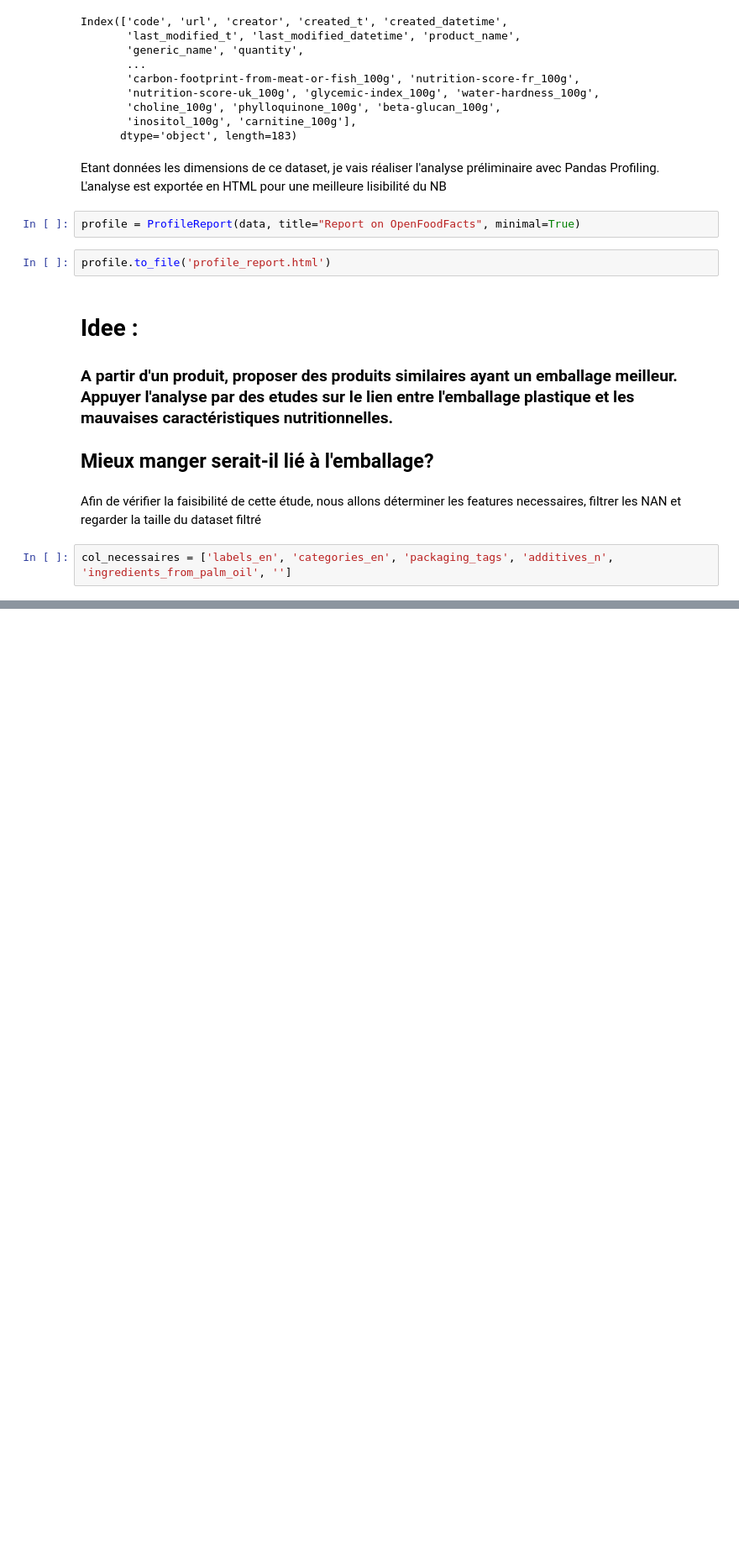
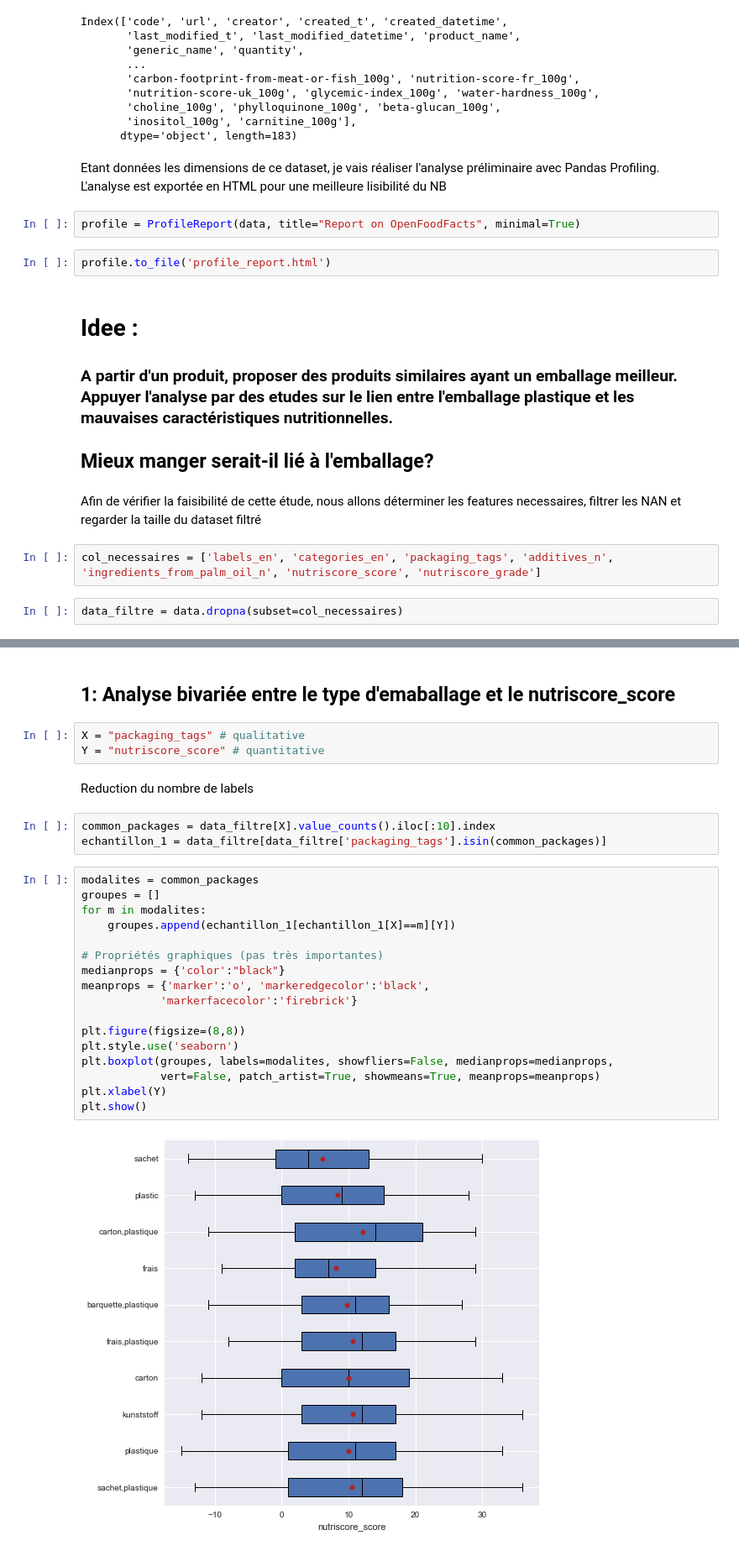
Before and after one commit to khub41/OC_P03, a Jupyter notebook: data_analysis.ipynb, the cells around one changed output, grey strips where cells are left out. Shown at 84% size. Saved outputs shown, nothing was run; the diff lists cells and outputs as text; blank space fills up the shorter version.

Commit message:
MAJ 4/12
Analyses préliminaires

```diff
--- a/data_analysis.ipynb
+++ b/data_analysis.ipynb
@@ -33,4 +37,6 @@ profile.to_file('profile_report.html')
 # %% [markdown]
 Afin de vérifier la faisibilité de cette étude, nous allons déterminer les features necessaires, filtrer les NAN et regarder la taille du dataset filtré
 # %%
-col_necessaires = ['labels_en', 'categories_en', 'packaging_tags', 'additives_n', 'ingredients_from_palm_oil', '']
+col_necessaires = ['labels_en', 'categories_en', 'packaging_tags', 'additives_n', 'ingredients_from_palm_oil_n', 'nutriscore_score', 'nutriscore_grade']
+# %%
+data_filtre = data.dropna(subset=col_necessaires)
@@ -36,0 +49,29 @@ col_necessaires = ['labels_en', 'categories_en', 'packaging_tags', 'additives_n'
+# %% [markdown]
+## 1: Analyse bivariée entre le type d'emaballage et le nutriscore_score
+# %%
+X = "packaging_tags" # qualitative
+Y = "nutriscore_score" # quantitative
+# %% [markdown]
+Reduction du nombre de labels
+# %%
+common_packages = data_filtre[X].value_counts().iloc[:10].index
+echantillon_1 = data_filtre[data_filtre['packaging_tags'].isin(common_packages)]
+# %%
+modalites = common_packages
+groupes = []
+for m in modalites:
+    groupes.append(echantillon_1[echantillon_1[X]==m][Y])
+
+# Propriétés graphiques (pas très importantes)
+medianprops = {'color':"black"}
+meanprops = {'marker':'o', 'markeredgecolor':'black',
+            'markerfacecolor':'firebrick'}
+
+plt.figure(figsize=(8,8))
+plt.style.use('seaborn')
+plt.boxplot(groupes, labels=modalites, showfliers=False, medianprops=medianprops,
+            vert=False, patch_artist=True, showmeans=True, meanprops=meanprops)
+plt.xlabel(Y)
+plt.show()
+# %% [output]
+[figure, added]
```
Also changed, not shown: parts of 21 cells of this notebook.
